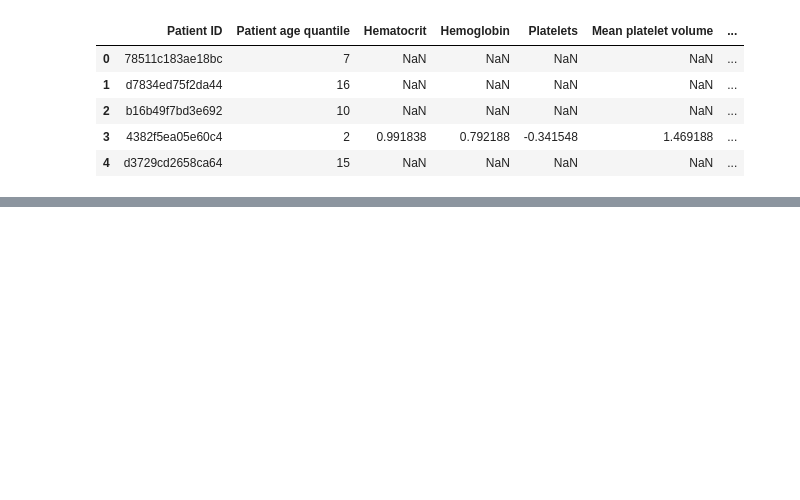
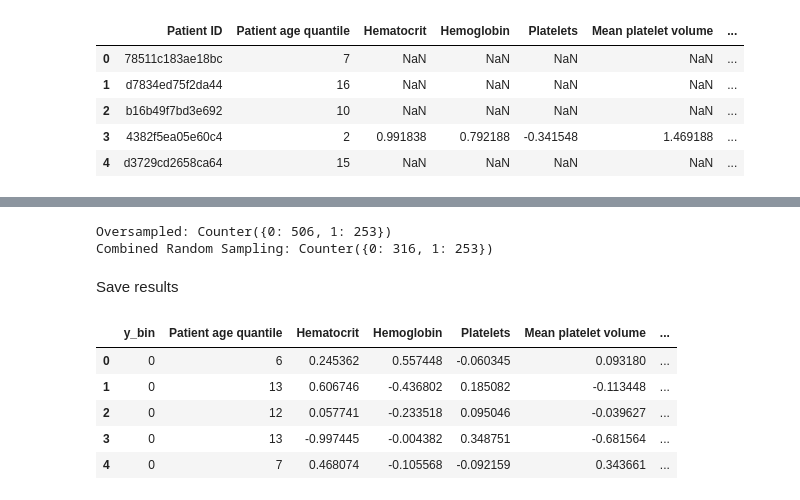
Before and after one commit to Yilin-Ye/ds_case_1_team_2, a Jupyter notebook: data_cleaning_eng/dataset_creation.ipynb, the cells around one changed output, grey strips where cells are left out. Drawn from its saved outputs; the diff is of its cells as text; code cells hidden in the pictures; blank space fills up the shorter version.

```diff
--- a/data_cleaning_eng/dataset_creation.ipynb
+++ b/data_cleaning_eng/dataset_creation.ipynb
@@ -199,0 +225,2 @@ I don't think this will work until NA's are sorted out...
+# %%
+df.drop('Patient ID', axis = 1, inplace = True)
@@ -218,0 +268,31 @@ ValueError: could not convert string to float: '78511c183ae18bc'
+# %%
+from imblearn.over_sampling import RandomOverSampler
+from imblearn.under_sampling import RandomUnderSampler
+from collections import Counter
+
+# init samplers
+over_sample = RandomOverSampler(sampling_strategy = 0.5, random_state = 30)
+under_sample = RandomUnderSampler(sampling_strategy = 0.8, random_state = 30)
+
+# oversample minority
+X_over, y_over = over_sample.fit_resample(X, y)
+print(f"Oversampled: {Counter(y_over)}")
+
+# undersample majority
+X_combined, y_combined = under_sample.fit_resample(X_over, y_over)
+print(f"Combined Random Sampling: {Counter(y_combined)}")
+# %% [output]
+Oversampled: Counter({0: 506, 1: 253})
+Combined Random Sampling: Counter({0: 316, 1: 253})
+# %% [markdown]
+Save results
+# %%
+final_combined = pd.concat([y_combined, X_combined], axis = 1)
+final_combined.head(5)
+# %% [output]
+|  | y_bin | Patient age quantile | Hematocrit | Hemoglobin | Platelets | Mean platelet volume | ... |
+| 0 | 0 | 6 | 0.245362 | 0.557448 | -0.060345 | 0.093180 | ... |
+| 1 | 0 | 13 | 0.606746 | -0.436802 | 0.185082 | -0.113448 | ... |
+| 2 | 0 | 12 | 0.057741 | -0.233518 | 0.095046 | -0.039627 | ... |
+| 3 | 0 | 13 | -0.997445 | -0.004382 | 0.348751 | -0.681564 | ... |
+| 4 | 0 | 7 | 0.468074 | -0.105568 | -0.092159 | 0.343661 | ... |
```
Also changed, not shown: parts of 20 cells of this notebook, 2 other files.
